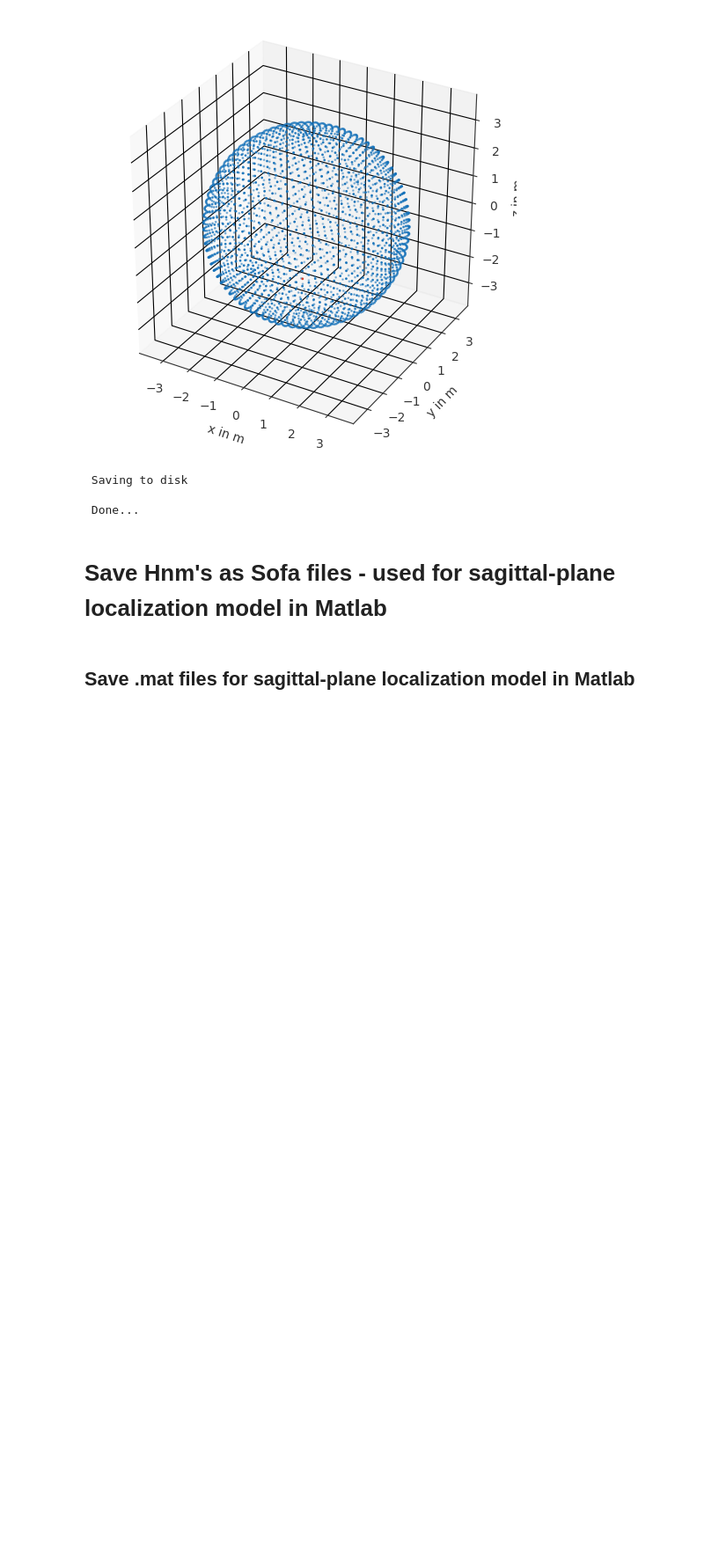
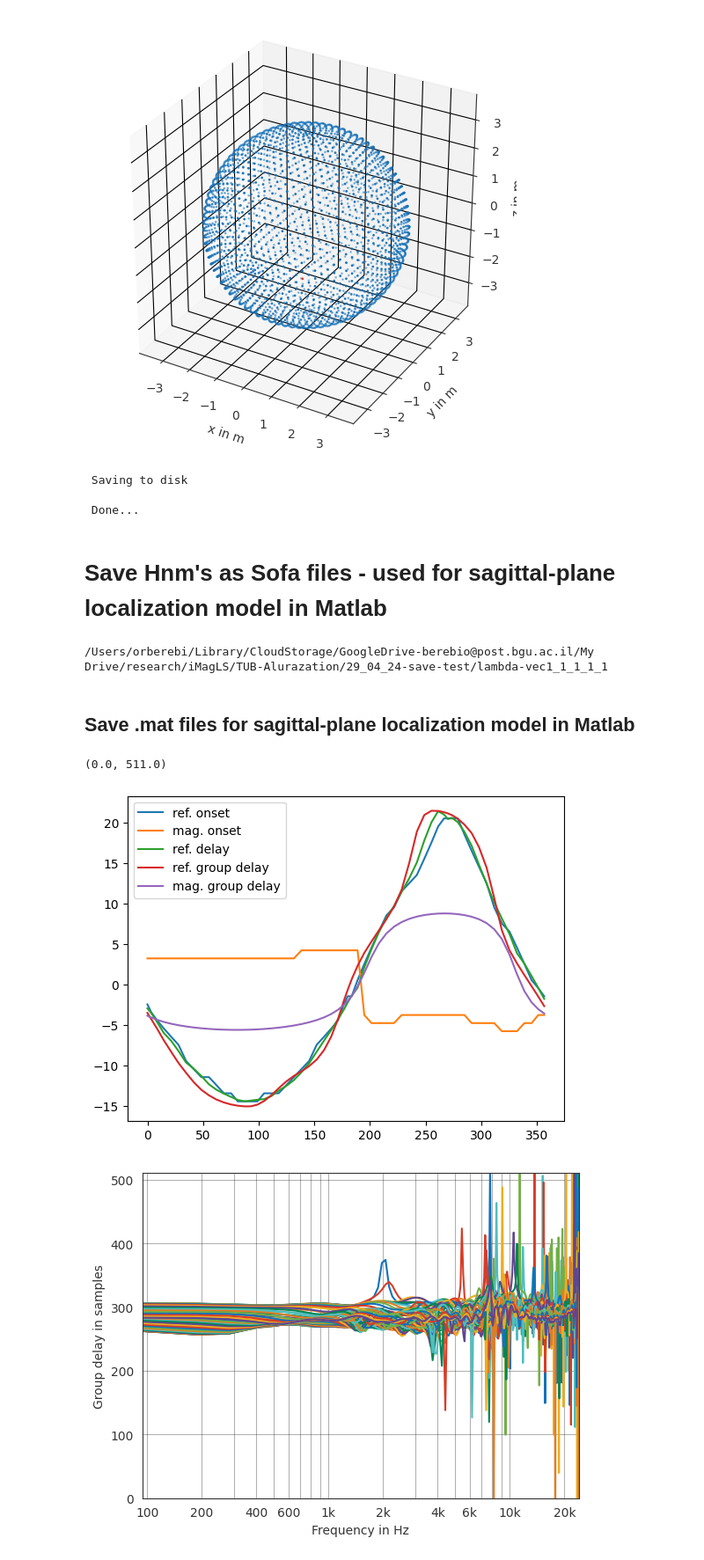
Before and after one commit to OrBerebi/TUB-BGU-colab, a Jupyter notebook: PyTorch/main.ipynb, the cells around one changed output. Shown at 88% size. Saved outputs shown, nothing was run; the diff lists cells and outputs as text; code cells hidden in the pictures; blank space fills up the shorter version.

```diff
--- a/PyTorch/main.ipynb
+++ b/PyTorch/main.ipynb
@@ -395,6 +523,10 @@ get_static_source(ang,Hnm_mls,Y_low_lebedev,new_omega,dry_sig_path,save_data_pat
  Done...
 # %% [markdown]
 # Save Hnm's as Sofa files -  used for sagittal-plane localization model in Matlab
+# %%
+print(results_save_path)
+# %% [output]
+/Users/orberebi/Library/CloudStorage/GoogleDrive-berebio@post.bgu.ac.il/My Drive/research/iMagLS/TUB-Alurazation/29_04_24-save-test/lambda-vec1_1_1_1_1
 # %%
 def save_as_sofa(Hnm,Ynm,SourcePosition,fs,save_path,HRIR_name):
     # Save the SH coeffitients as a sofa file (in [time x space x left/right])
@@ -516,0 +671,75 @@ nn_opt.plot_pyfar(Hnm_high,Y_high_az,fs,sig_path,os.path.join(save_path, "HOA"),
+# %%
+# %% tested with pyfar 0.6.5
+import pyfar as pf
+import numpy as np
+import matplotlib.pyplot as plt
+%matplotlib inline
+
+# read in data (sources are identical for both)
+ref, sources, *_ = pf.io.read_sofa('/Users/orberebi/Library/CloudStorage/GoogleDrive-berebio@post.bgu.ac.il/My Drive/research/iMagLS/TUB-Alurazation/30_04_24-save-test/lambda-vec1_1_1_1_1/sofa_export/ref.sofa')
+mag, *_ = pf.io.read_sofa('/Users/orberebi/Library/CloudStorage/GoogleDrive-berebio@post.bgu.ac.il/My Drive/research/iMagLS/TUB-Alurazation/30_04_24-save-test/lambda-vec1_1_1_1_1/sofa_export/MagLS.sofa')
+
+# get horizontal plane data
+horizontal = np.abs(sources.elevation) < (.1 / 180 * np.pi)
+azimuth = sources.azimuth[horizontal] / np.pi * 180
+
+# low-pass
+f_lp = 3e3
+N_lp = 10
+ref_lp = pf.dsp.filter.butterworth(ref[horizontal, 0], N_lp, f_lp)
+mag_lp = pf.dsp.filter.butterworth(mag[horizontal, 0], N_lp, f_lp)
+
+# low-pass group delay
+impulse = pf.signals.impulse(2**12)
+grp_lp = pf.dsp.group_delay(
+    pf.dsp.filter.butterworth(impulse, N_lp, f_lp))
+delay_lp = np.mean(grp_lp[:impulse.find_nearest_frequency(f_lp / 4)])
+
+# -> left ear TOA from onset detection
+toa_ref_ons = pf.dsp.find_impulse_response_start(ref_lp, 10) - delay_lp
+toa_mag_ons = pf.dsp.find_impulse_response_start(mag_lp, 10) - delay_lp
+
+# -> left ear TOA based on delay estimation (cross-correlation with min phase)
+toa_ref_del = pf.dsp.find_impulse_response_delay(ref_lp)
+# toa_mag_del = pf.dsp.find_impulse_response_delay(mag_lp)  # throws an error
+
+# -> left ear TOA from group delay
+# compute group delay using FFT based method (avoid phase unwrapping)
+ref_tau = pf.dsp.group_delay(ref[horizontal, 0])
+mag_tau = pf.dsp.group_delay(mag[horizontal, 0])
+# average group delay below x Hz
+# NOTE: - 1.5 kHz would be a common value and showing clear degradations for
+#         low order HRTFs
+#       - going lower, e.g., to 200 Hz shows that ITD is preserved in this
+#         range
+f_idx = ref.find_nearest_frequency(1.5e3)
+toa_ref_grp = np.mean(ref_tau[:, :f_idx], -1)
+toa_mag_grp = np.mean(mag_tau[:, :f_idx], -1)
+
+normalize = True
+for data in [
+        [toa_ref_ons, 'ref. onset'],
+        [toa_mag_ons, 'mag. onset'],
+        [toa_ref_del, 'ref. delay'],
+        # [toa_mag_del, 'mag. delay'],  # can not be computed
+        [toa_ref_grp, 'ref. group delay'],
+        [toa_mag_grp, 'mag. group delay'],
+        ]:
+    offset = np.mean(data[0]) if normalize else 0
+    plt.plot(azimuth, data[0] - offset, label=data[1])
+
+plt.legend()
+
+# %% plot group delay for both cases
+
+plt.figure()
+ax = pf.plot.group_delay(ref[horizontal, 0], unit='samples')
+ax.set_ylim(0, ref.n_samples-1)
+
+plt.figure()
+ax = pf.plot.group_delay(mag[horizontal, 0], unit='samples')
+ax.set_ylim(0, ref.n_samples-1)
+# %% [output]
+(0.0, 511.0)
+[figure, added]
+[figure, added]
```
Also changed, not shown: parts of 10 cells of this notebook, 46 other files.
